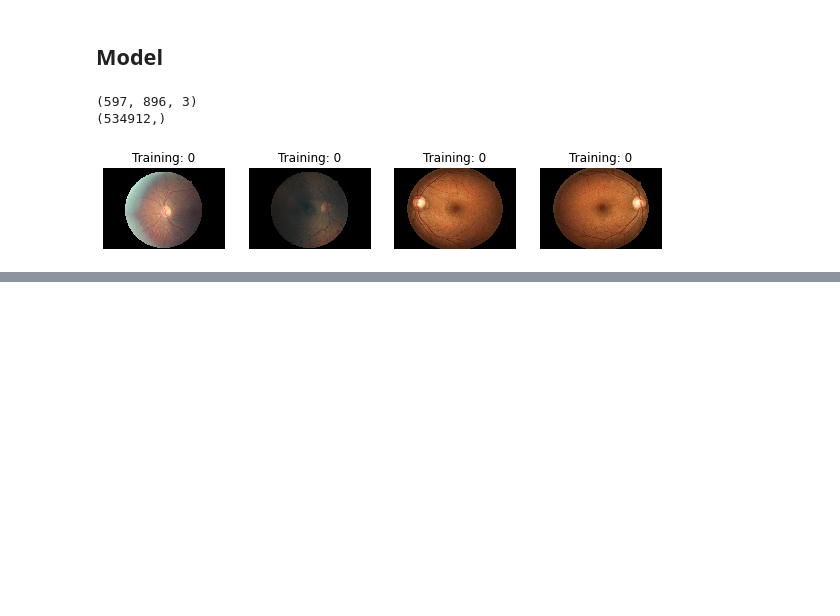
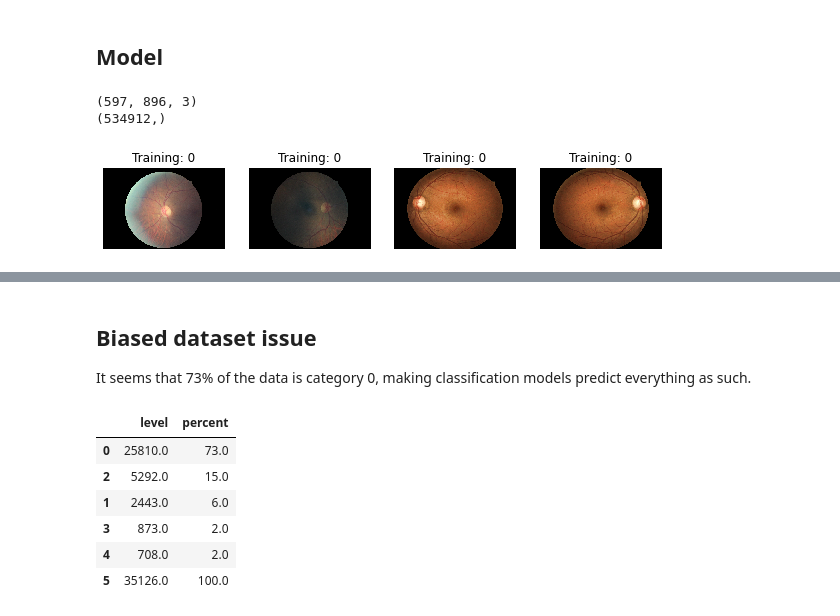
Before and after one commit to RipOrbofWinter/EyeDiseaseDetection, a Jupyter notebook: ResearchNotebook.ipynb, the cells around one changed output, grey strips where cells are left out. Drawn from its saved outputs; the diff is of its cells as text; code cells hidden in the pictures; blank space fills up the shorter version.

```diff
--- a/ResearchNotebook.ipynb
+++ b/ResearchNotebook.ipynb
@@ -330,0 +324,19 @@ weighted avg       0.60      0.77      0.67       412
+# %% [markdown]
+## Biased dataset issue
+It seems that 73% of the data is category 0, making classification models predict everything as such.
+# %%
+temp = labels_reset.apply(pd.value_counts)
+temp['percent'] = temp['level']
+for index, column in enumerate(temp['level']):
+    temp.at[index, 'percent'] = ((temp.at[index, 'percent']) / 35126 * 100)
+temp.at[5, 'percent'] = 100
+temp.at[5, 'level'] = 35126
+temp
+# %% [output]
+|  | level | percent |
+| 0 | 25810.0 | 73.0 |
+| 2 | 5292.0 | 15.0 |
+| 1 | 2443.0 | 6.0 |
+| 3 | 873.0 | 2.0 |
+| 4 | 708.0 | 2.0 |
+| 5 | 35126.0 | 100.0 |
```
Also changed, not shown: parts of 11 cells of this notebook.
